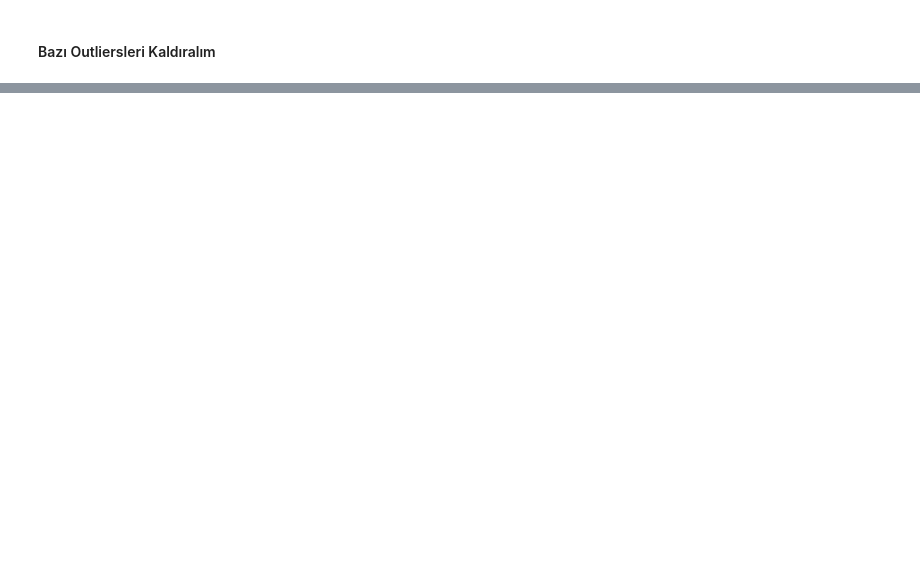
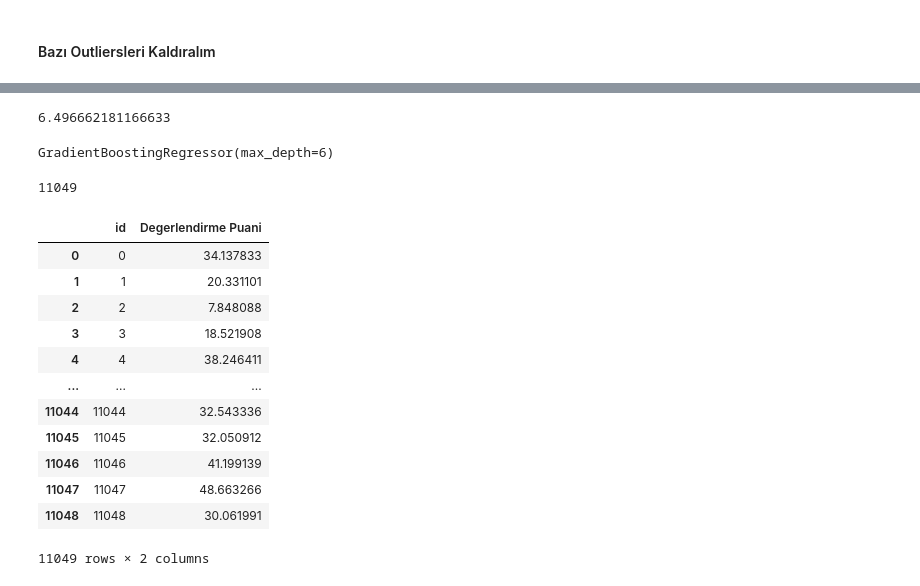
Before and after one commit to BilalDurmus08/Datathon_2024_btk, a Jupyter notebook: Datathon_BTK.ipynb, the cells around one changed output, grey strips where cells are left out. Cells and saved outputs as stored; diff of their text form; code cells hidden in the pictures; blank space fills up the shorter version.

```diff
--- a/Datathon_BTK.ipynb
+++ b/Datathon_BTK.ipynb
@@ -1521,0 +1581,36 @@ test.to_csv('data/test_final.csv')
+# %%
+test=test.drop("Degerlendirme Puani",axis=1)
+# %%
+best_model.fit(X_train,y_train)
+predict=best_model.predict(X_valid)
+RMSE(predict,y_valid)
+# %% [output]
+6.496662181166633
+# %%
+best_model.fit(X,y)
+# %% [output]
+GradientBoostingRegressor(max_depth=6)
+# %%
+predict=best_model.predict(test)
+len(predict)
+# %% [output]
+11049
+# %%
+df_preds=df_preds=pd.DataFrame()
+df_preds["id"]=test_x.id
+df_preds["Degerlendirme Puani"]=predict
+df_preds
+# %% [output]
+|  | id | Degerlendirme Puani |
+| 0 | 0 | 34.137833 |
+| 1 | 1 | 20.331101 |
+| 2 | 2 | 7.848088 |
+| 3 | 3 | 18.521908 |
+| 4 | 4 | 38.246411 |
+| ... | ... | ... |
+| 11044 | 11044 | 32.543336 |
+| 11045 | 11045 | 32.050912 |
+| 11046 | 11046 | 41.199139 |
+| 11047 | 11047 | 48.663266 |
+| 11048 | 11048 | 30.061991 |
+11049 rows × 2 columns
```
Also changed, not shown: parts of 96 cells of this notebook, 5 other files.
